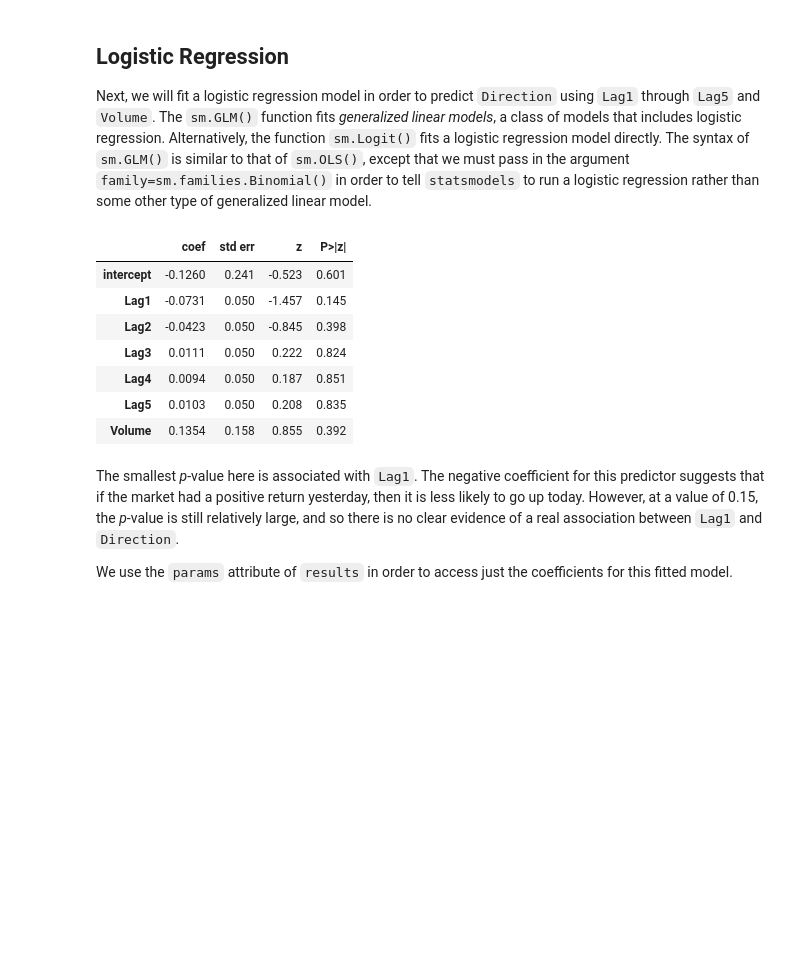
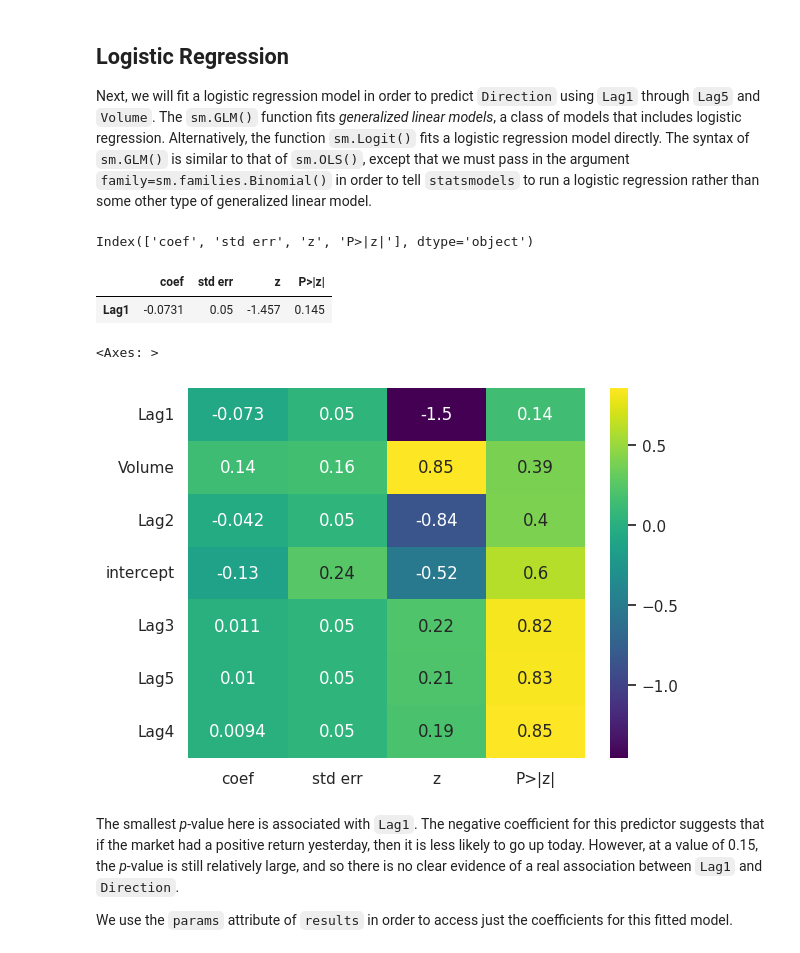
Before and after one commit to angienguyentran/learning_ml_stats, a Jupyter notebook: Ch04-classification-lab.ipynb, the cells around one changed output. Saved outputs shown, nothing was run; the diff lists cells and outputs as text; code cells hidden in the pictures; blank space fills up the shorter version.

```diff
--- a/Ch04-classification-lab.ipynb
+++ b/Ch04-classification-lab.ipynb
@@ -45,6 +45,9 @@ from sklearn.neighbors import KNeighborsClassifier
 from sklearn.preprocessing import StandardScaler
 from sklearn.model_selection import train_test_split
 from sklearn.linear_model import LogisticRegression
+# %%
+import seaborn as sns
+sns.set_theme()
 # %% [markdown]
 Now we are ready to load the `Smarket` data.
 # %%
@@ -118,21 +121,27 @@ type of generalized linear model.
 allvars = Smarket.columns.drop(['Today', 'Direction', 'Year'])
 design = MS(allvars)
 X = design.fit_transform(Smarket)
+Smarket_copy = Smarket.copy()
 y = Smarket.Direction == 'Up'
+# y = [True] * len(Smarket) # When changing all y value to True, the sm.SLM(y, X, family = sm.families.Binomial()) return PerfectSeparationWarning
 glm = sm.GLM(y,
              X,
              family=sm.families.Binomial())
 results = glm.fit()
-summarize(results)
+df_res = summarize(results)
+# p-value is the first to be considered as it show evidence of a real association between indepedent and dependent vars.
-# %% [output]
-|  | coef | std err | z | P>|z| |
-| intercept | -0.1260 | 0.241 | -0.523 | 0.601 |
-| Lag1 | -0.0731 | 0.050 | -1.457 | 0.145 |
-| Lag2 | -0.0423 | 0.050 | -0.845 | 0.398 |
-| Lag3 | 0.0111 | 0.050 | 0.222 | 0.824 |
-| Lag4 | 0.0094 | 0.050 | 0.187 | 0.851 |
-| Lag5 | 0.0103 | 0.050 | 0.208 | 0.835 |
-| Volume | 0.1354 | 0.158 | 0.855 | 0.392 |
+# %%
+# p-value is the first to be considered as it show evidence of a real association between indepedent and dependent vars.
+print(df_res.columns)
+display(df_res[df_res['P>|z|'] == df_res['P>|z|'].min()]) # show only one doesn't tell the whole story
+# display(df_res.sort_values(by = 'P>|z|')) # sort by p_value
+sns.heatmap(df_res.sort_values(by = 'P>|z|'), annot = True, cmap='viridis') # heatmap for the whole dataset may not be useful in this case because it code the color based on all values of the dataframe.
+# %% [output]
+Index(['coef', 'std err', 'z', 'P>|z|'], dtype='object')
+|  | coef | std err | z | P>|z| |
+| Lag1 | -0.0731 | 0.05 | -1.457 | 0.145 |
+<Axes: >
+[figure, added]
 # %% [markdown]
 The smallest *p*-value here is associated with  `Lag1`. The
 negative coefficient for this predictor suggests that if the market
```
